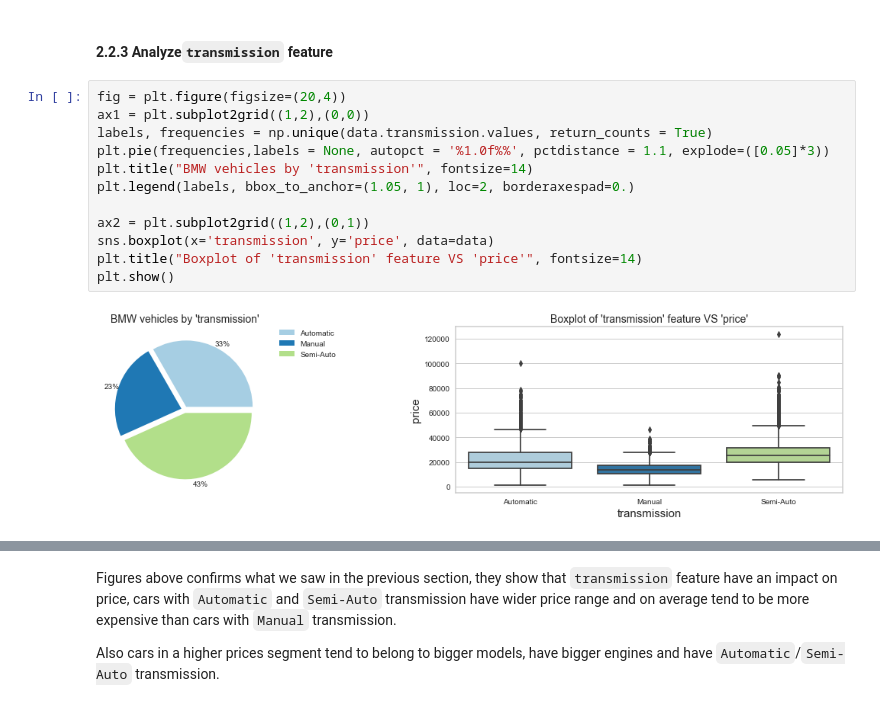
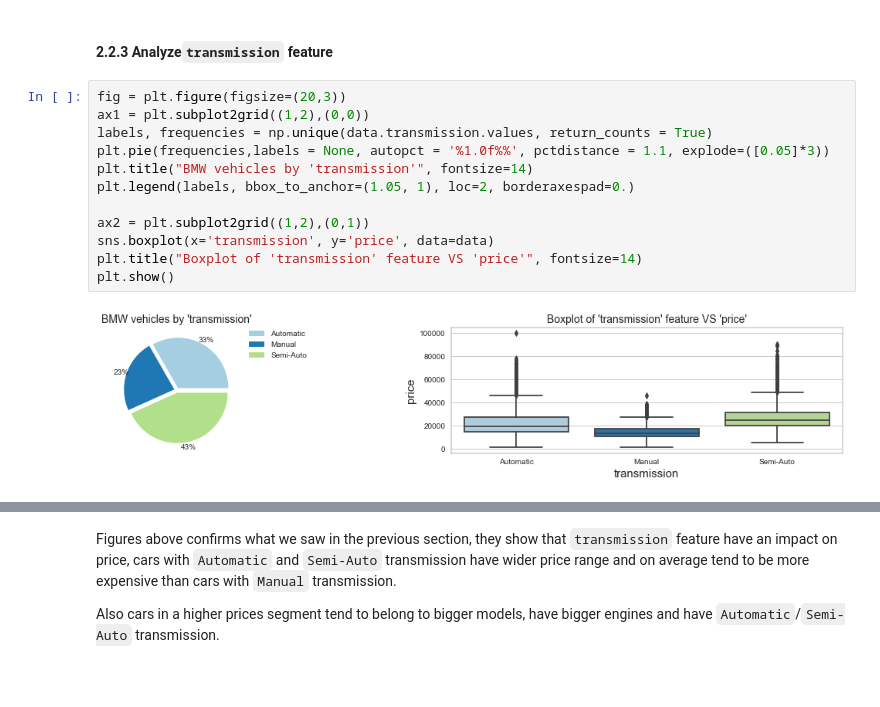
Before and after one commit to Nuitysun/BMW_cars_price_prediction, a Jupyter notebook: Case study.BMW_cars_price_prediction_new_v3.ipynb, the cells around one changed output, grey strips where cells are left out. Drawn from its saved outputs; the diff is of its cells as text; blank space fills up the shorter version.

```diff
--- a/Case study.BMW_cars_price_prediction_new_v3.ipynb
+++ b/Case study.BMW_cars_price_prediction_new_v3.ipynb
@@ -492,19 +482,19 @@ We can see for the figures that range of prices from 25 to 75 percentile for the
 # %% [markdown]
 #### 2.2.3 Analyze`transmission` feature
 # %%
-fig = plt.figure(figsize=(20,4))
+fig = plt.figure(figsize=(20,3))
 ax1 = plt.subplot2grid((1,2),(0,0))
 labels, frequencies = np.unique(data.transmission.values, return_counts = True)
 plt.pie(frequencies,labels = None, autopct = '%1.0f%%', pctdistance = 1.1, explode=([0.05]*3))
 plt.title("BMW vehicles by 'transmission'", fontsize=14)
 plt.legend(labels, bbox_to_anchor=(1.05, 1), loc=2, borderaxespad=0.)
 
 ax2 = plt.subplot2grid((1,2),(0,1))
 sns.boxplot(x='transmission', y='price', data=data)
 plt.title("Boxplot of 'transmission' feature VS 'price'", fontsize=14)
 plt.show()
 # %% [output]
-[figure, old version]
+[figure, new version]
 # %%
 fig, axs = plt.subplots(ncols=2, figsize=(17,4))
 
```
Also changed, not shown: parts of 18 cells of this notebook.
